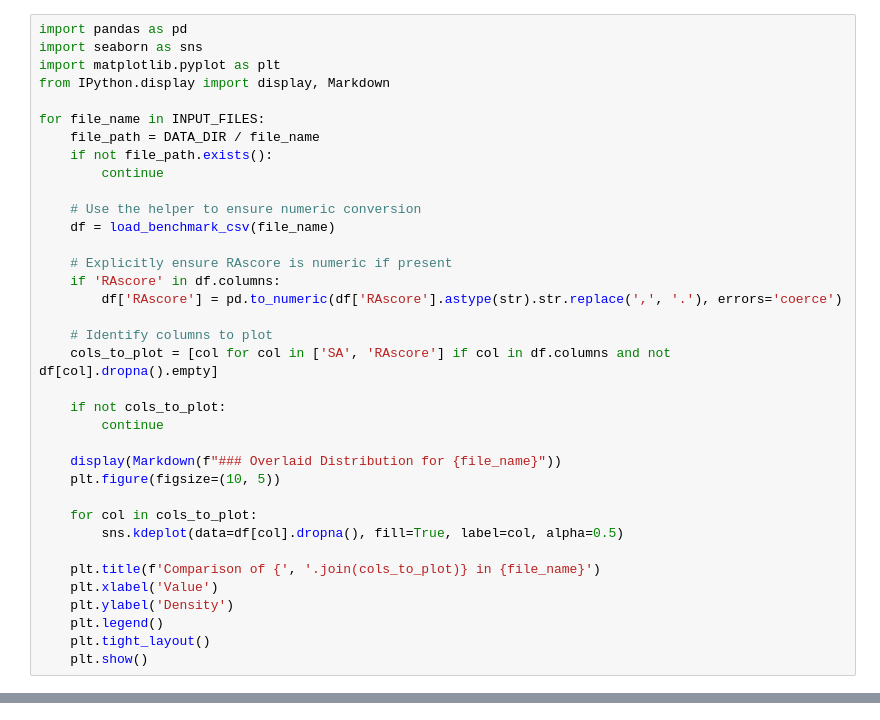
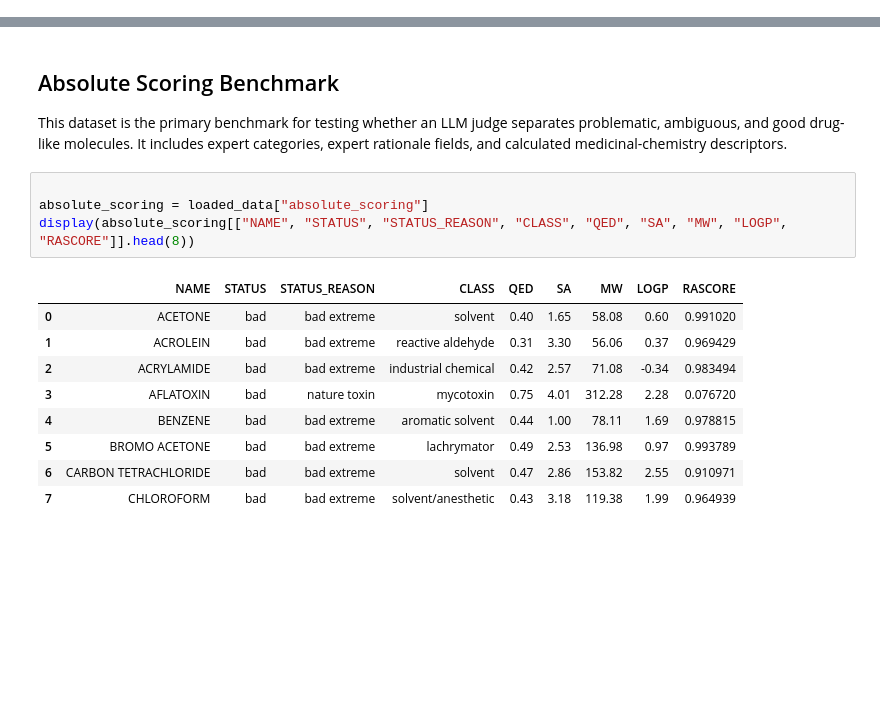
Before and after one commit to Yaroslavna3/chemai-project, a Jupyter notebook: eda/benchmark_eda.ipynb, the cells around one changed output, grey strips where cells are left out. Saved outputs shown, nothing was run; the diff lists cells and outputs as text; blank space fills up the shorter version.

Commit message:
Update benchmark EDA

```diff
--- a/eda/benchmark_eda.ipynb
+++ b/eda/benchmark_eda.ipynb
@@ -441,36 +0,0 @@ INPUT_FILES = [
-# %%
-import pandas as pd
-import seaborn as sns
-import matplotlib.pyplot as plt
-from IPython.display import display, Markdown
-
-for file_name in INPUT_FILES:
-    file_path = DATA_DIR / file_name
-    if not file_path.exists():
-        continue
-
-    # Use the helper to ensure numeric conversion
-    df = load_benchmark_csv(file_name)
-
-    # Explicitly ensure RAscore is numeric if present
-    if 'RAscore' in df.columns:
-        df['RAscore'] = pd.to_numeric(df['RAscore'].astype(str).str.replace(',', '.'), errors='coerce')
-
-    # Identify columns to plot
-    cols_to_plot = [col for col in ['SA', 'RAscore'] if col in df.columns and not df[col].dropna().empty]
-
-    if not cols_to_plot:
-        continue
-
-    display(Markdown(f"### Overlaid Distribution for {file_name}"))
-    plt.figure(figsize=(10, 5))
-
-    for col in cols_to_plot:
-        sns.kdeplot(data=df[col].dropna(), fill=True, label=col, alpha=0.5)
-
-    plt.title(f'Comparison of {', '.join(cols_to_plot)} in {file_name}')
-    plt.xlabel('Value')
-    plt.ylabel('Density')
-    plt.legend()
-    plt.tight_layout()
-    plt.show()
@@ -485,0 +241,18 @@ for file_name in INPUT_FILES:
+# %% [markdown]
+## Absolute Scoring Benchmark
+
+This dataset is the primary benchmark for testing whether an LLM judge separates problematic, ambiguous, and good drug-like molecules. It includes expert categories, expert rationale fields, and calculated medicinal-chemistry descriptors.
+# %%
+
+absolute_scoring = loaded_data["absolute_scoring"]
+display(absolute_scoring[["NAME", "STATUS", "STATUS_REASON", "CLASS", "QED", "SA", "MW", "LOGP", "RASCORE"]].head(8))
+# %% [output]
+|  | NAME | STATUS | STATUS_REASON | CLASS | QED | SA | MW | LOGP | RASCORE |
+| 0 | ACETONE | bad | bad extreme | solvent | 0.40 | 1.65 | 58.08 | 0.60 | 0.991020 |
+| 1 | ACROLEIN | bad | bad extreme | reactive aldehyde | 0.31 | 3.30 | 56.06 | 0.37 | 0.969429 |
+| 2 | ACRYLAMIDE | bad | bad extreme | industrial chemical | 0.42 | 2.57 | 71.08 | -0.34 | 0.983494 |
+| 3 | AFLATOXIN | bad | nature toxin | mycotoxin | 0.75 | 4.01 | 312.28 | 2.28 | 0.076720 |
+| 4 | BENZENE | bad | bad extreme | aromatic solvent | 0.44 | 1.00 | 78.11 | 1.69 | 0.978815 |
+| 5 | BROMO ACETONE | bad | bad extreme | lachrymator | 0.49 | 2.53 | 136.98 | 0.97 | 0.993789 |
+| 6 | CARBON TETRACHLORIDE | bad | bad extreme | solvent | 0.47 | 2.86 | 153.82 | 2.55 | 0.910971 |
+| 7 | CHLOROFORM | bad | bad extreme | solvent/anesthetic | 0.43 | 3.18 | 119.38 | 1.99 | 0.964939 |
```
Also changed, not shown: parts of 30 cells of this notebook, 12 other files.
